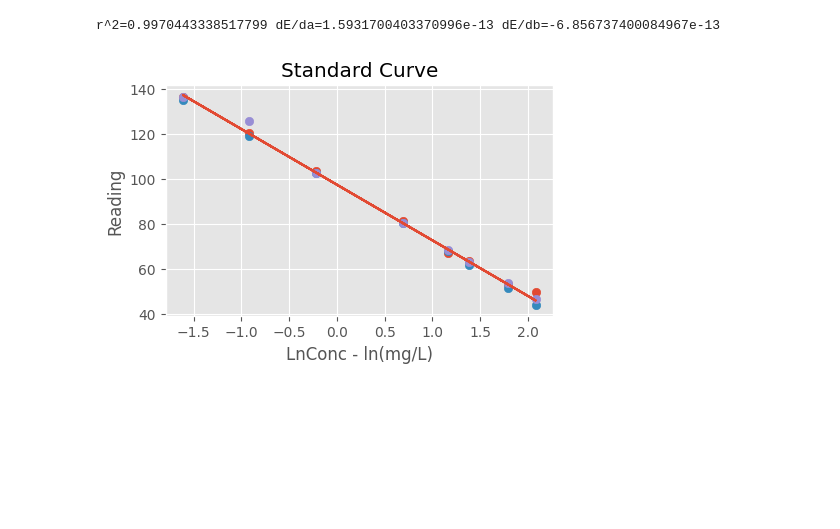
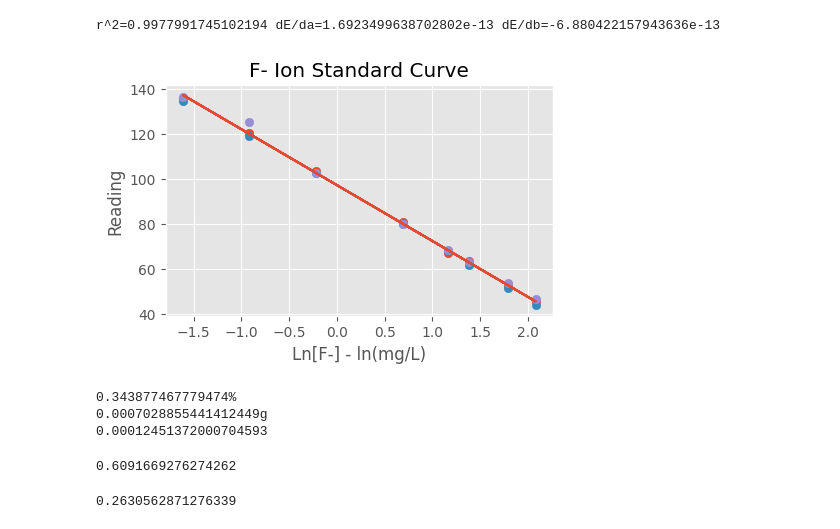
Before and after one commit to weathon/lab7, a Jupyter notebook: main.ipynb, the cells around one changed output. Drawn from its saved outputs; the diff is of its cells as text; code cells hidden in the pictures; blank space fills up the shorter version.

```diff
--- a/main.ipynb
+++ b/main.ipynb
@@ -77,12 +78,12 @@ for epoch in range(10000):
     b-=np.mean(E_b(x)*lr)
 # %%
 plt.figure(figsize=(5,3))
-setText(plt, "Standard Curve","LnConc - ln(mg/L)","Reading")
+setText(plt, "F- Ion Standard Curve",r"Ln[F-] - ln(mg/L)","Reading")
 plt.scatter(np.log(df["Conc(mg/L)"][:-2]),df["Reading1"][:-2])
 plt.scatter(np.log(df["Conc(mg/L)"][:-2]),df["Reading2"][:-2])
 plt.scatter(np.log(df["Conc(mg/L)"][:-2]),df["Reading3"][:-2])
 plt.plot(x,f(x))
 print(f"r^2={1-(np.sum((y-f(x))**2)/np.sum((y-np.mean(y))**2))} dE/da={np.mean(E_a(x))} dE/db={np.mean(E_b(x))}")
 # %% [output]
-r^2=0.9970443338517799 dE/da=1.5931700403370996e-13 dE/db=-6.856737400084967e-13
+r^2=0.9977991745102194 dE/da=1.6923499638702802e-13 dE/db=-6.880422157943636e-13
-[figure, old version]
+[figure, new version]
@@ -88,0 +92,27 @@ r^2=0.9970443338517799 dE/da=1.5931700403370996e-13 dE/db=-6.856737400084967e-13
+# %%
+MW_of_F = 18.99840316
+MW_of_NaF =  41.9881724
+# Source: pubchem
+labeled_NaF_percentage = 0.76
+F_percentage = labeled_NaF_percentage*MW_of_F/MW_of_NaF
+print(f"{F_percentage}%")
+mass_of_tooth_paste_in_gram = 0.2044
+mass_of_F_in_tooth_paste = F_percentage * 0.01  * mass_of_tooth_paste_in_gram
+print(f"{mass_of_F_in_tooth_paste}g")
+tooth_paste_actual_readings = df[df["Sample"] == "TP"]
+tooth_paste_actual_reading_mean = np.mean([tooth_paste_actual_readings["Reading1"],
+                                            tooth_paste_actual_readings["Reading2"],
+                                            tooth_paste_actual_readings["Reading3"]])
+tooth_paste_actual_reading_converted_to_LnF = f_inverse(tooth_paste_actual_reading_mean)
+tooth_paste_actual_reading_converted_to_concF = np.exp(tooth_paste_actual_reading_converted_to_LnF)
+solution_amount_in_L =  50/1000
+tooth_paste_actual_reading_converted_to_mg = solution_amount_in_L * tooth_paste_actual_reading_converted_to_concF
+print(tooth_paste_actual_reading_converted_to_mg/1000)
+# %% [output]
+0.343877467779474%
+0.0007028855441412449g
+0.00012451372000704593
+# %%
+tooth_paste_actual_reading_converted_to_mg/204.4*1000
+# %% [output]
+0.6091669276274262
@@ -88,0 +127,4 @@ r^2=0.9970443338517799 dE/da=1.5931700403370996e-13 dE/db=-6.856737400084967e-13
+# %%
+concentration_before_dilution
+# %% [output]
+0.2630562871276339
```
Also changed, not shown: parts of 10 cells of this notebook, 1 other file.
